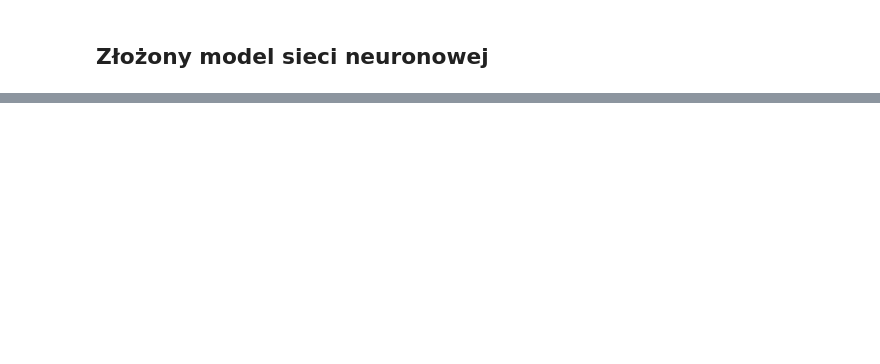
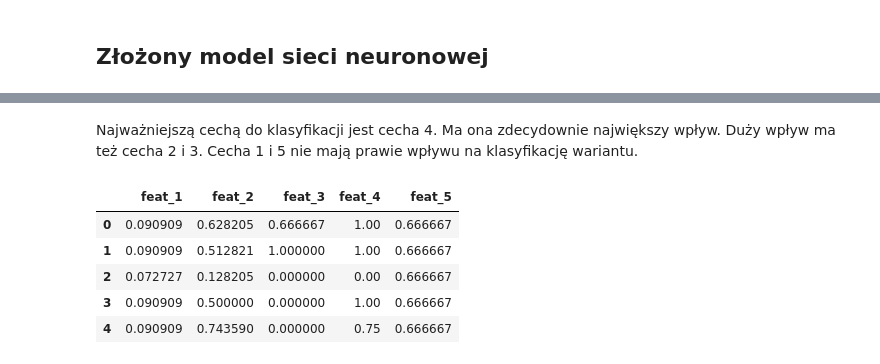
Before and after one commit to Jedrek00/ISWD, a Jupyter notebook: Project3/raport.ipynb, the cells around one changed output, grey strips where cells are left out. Saved outputs shown, nothing was run; the diff lists cells and outputs as text; code cells hidden in the pictures; blank space fills up the shorter version.

```diff
--- a/Project3/raport.ipynb
+++ b/Project3/raport.ipynb
@@ -351,0 +460,11 @@ tensor([[ 0.0030],
+# %% [markdown]
+Najważniejszą cechą do klasyfikacji jest cecha 4. Ma ona zdecydownie największy wpływ. Duży wpływ ma też cecha 2 i 3. Cecha 1 i 5 nie mają prawie wpływu na klasyfikację wariantu.
+# %%
+X.head()
+# %% [output]
+|  | feat_1 | feat_2 | feat_3 | feat_4 | feat_5 |
+| 0 | 0.090909 | 0.628205 | 0.666667 | 1.00 | 0.666667 |
+| 1 | 0.090909 | 0.512821 | 1.000000 | 1.00 | 0.666667 |
+| 2 | 0.072727 | 0.128205 | 0.000000 | 0.00 | 0.666667 |
+| 3 | 0.090909 | 0.500000 | 0.000000 | 1.00 | 0.666667 |
+| 4 | 0.090909 | 0.743590 | 0.000000 | 0.75 | 0.666667 |
```
Also changed, not shown: parts of 26 cells of this notebook, 2 other files.
